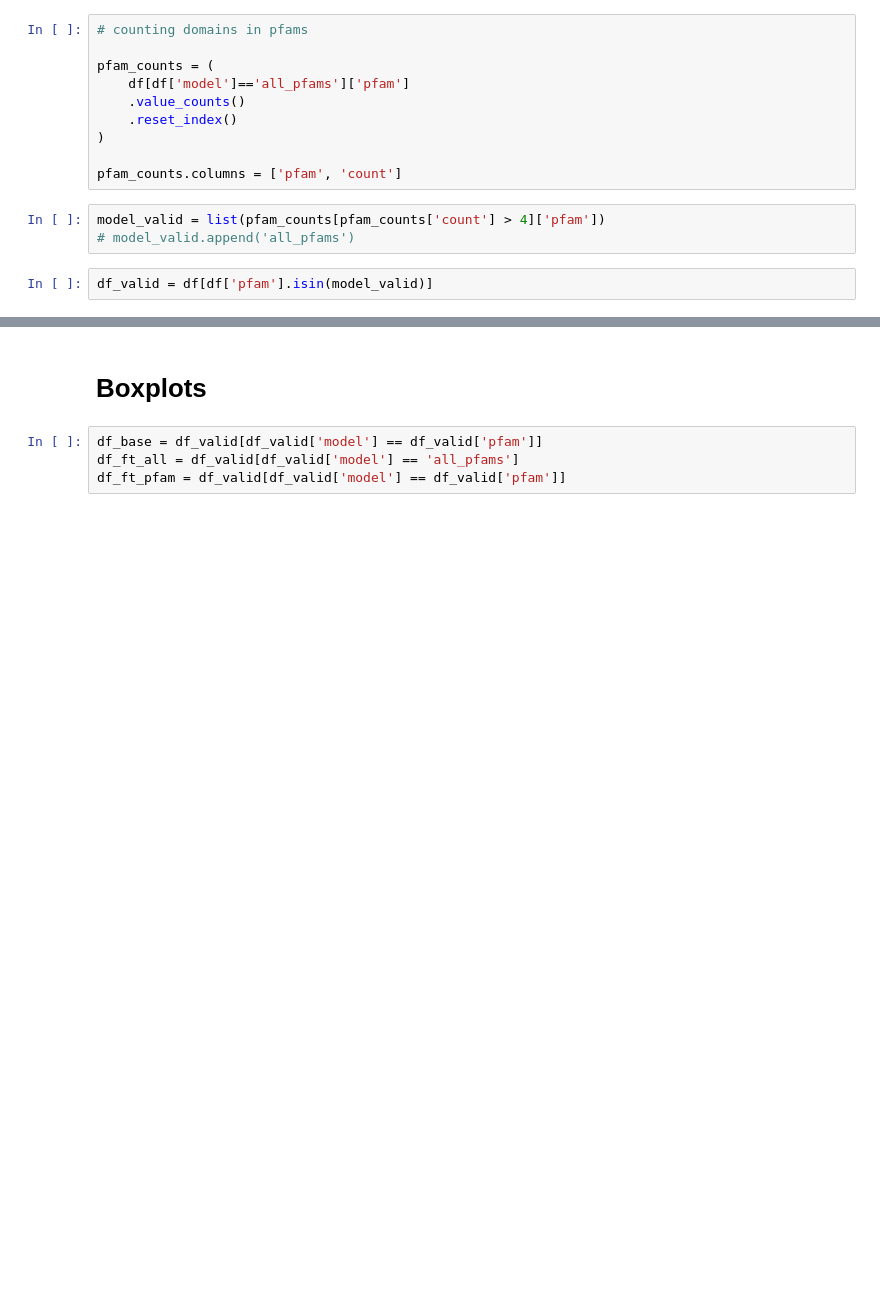
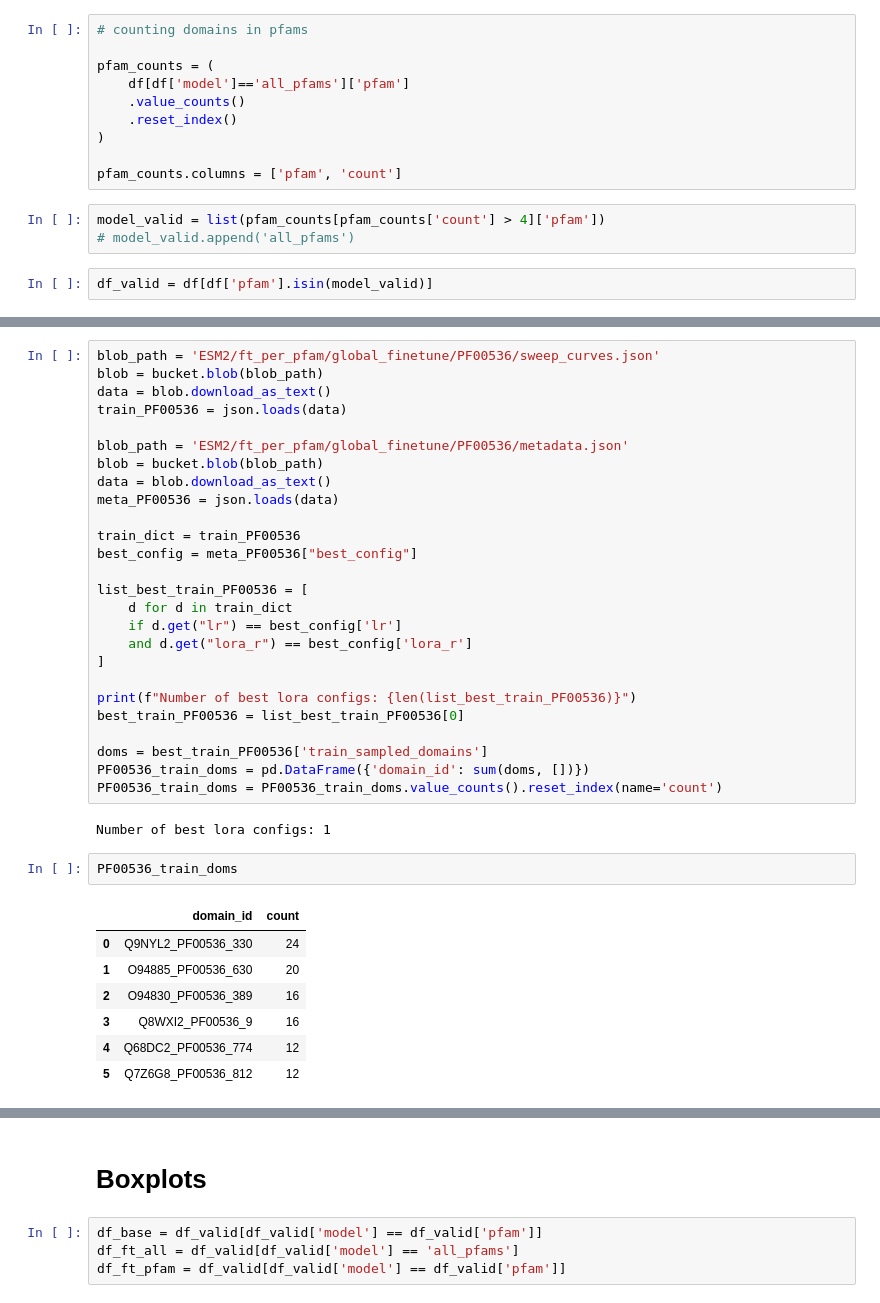
Before and after one commit to Hutch-Johnson/Protein-Language-Models, a Jupyter notebook: ESM2_PFAM_boxplots.ipynb, the cells around one changed output, grey strips where cells are left out. Drawn from its saved outputs; the diff is of its cells as text; blank space fills up the shorter version.

```diff
--- a/ESM2_PFAM_boxplots.ipynb
+++ b/ESM2_PFAM_boxplots.ipynb
@@ -53,0 +124,38 @@ df_valid.head()
+# %%
+blob_path = 'ESM2/ft_per_pfam/global_finetune/PF00536/sweep_curves.json'
+blob = bucket.blob(blob_path)
+data = blob.download_as_text()
+train_PF00536 = json.loads(data)
+
+blob_path = 'ESM2/ft_per_pfam/global_finetune/PF00536/metadata.json'
+blob = bucket.blob(blob_path)
+data = blob.download_as_text()
+meta_PF00536 = json.loads(data)
+
+train_dict = train_PF00536
+best_config = meta_PF00536["best_config"]
+
+list_best_train_PF00536 = [
+    d for d in train_dict
+    if d.get("lr") == best_config['lr']
+    and d.get("lora_r") == best_config['lora_r']
+]
+
+print(f"Number of best lora configs: {len(list_best_train_PF00536)}")
+best_train_PF00536 = list_best_train_PF00536[0]
+
+doms = best_train_PF00536['train_sampled_domains']
+PF00536_train_doms = pd.DataFrame({'domain_id': sum(doms, [])})
+PF00536_train_doms = PF00536_train_doms.value_counts().reset_index(name='count')
+# %% [output]
+Number of best lora configs: 1
+# %%
+PF00536_train_doms
+# %% [output]
+|  | domain_id | count |
+| 0 | Q9NYL2_PF00536_330 | 24 |
+| 1 | O94885_PF00536_630 | 20 |
+| 2 | O94830_PF00536_389 | 16 |
+| 3 | Q8WXI2_PF00536_9 | 16 |
+| 4 | Q68DC2_PF00536_774 | 12 |
+| 5 | Q7Z6G8_PF00536_812 | 12 |
```
Also changed, not shown: parts of 13 cells of this notebook, 1 other file.
